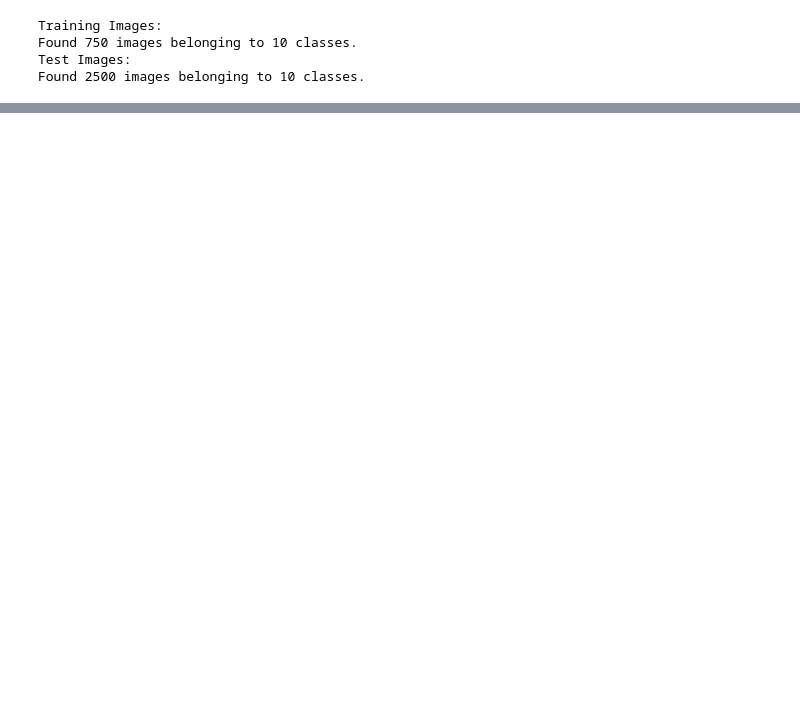
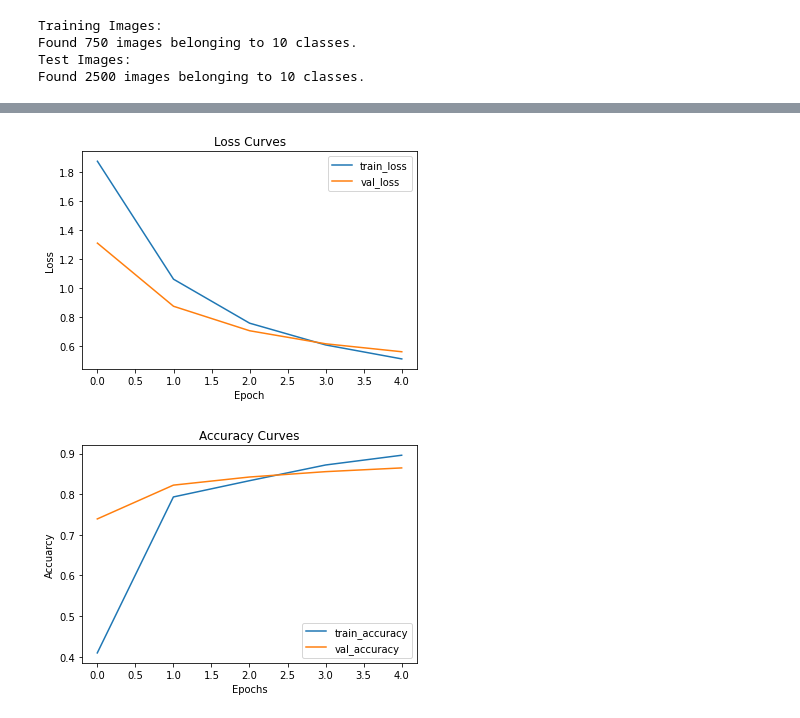
Before and after one commit to kaushikabhishek87/Tensorflow_projects, a Jupyter notebook: 04_Transfer_Learning_Tensorflow_part_1_feature_extraction.ipynb, the cells around one changed output, grey strips where cells are left out. Saved outputs shown, nothing was run; the diff lists cells and outputs as text; code cells hidden in the pictures; blank space fills up the shorter version.

```diff
--- a/04_Transfer_Learning_Tensorflow_part_1_feature_extraction.ipynb
+++ b/04_Transfer_Learning_Tensorflow_part_1_feature_extraction.ipynb
@@ -130,0 +286,2 @@ Found 2500 images belonging to 10 classes.
+# %%
+efficient_model = create_model(model_url=efficientnet_url, num_classes = train_data.num_classes)
@@ -130,0 +303,9 @@ Found 2500 images belonging to 10 classes.
+# %%
+efficient_model.compile(loss="categorical_crossentropy",
+                        optimizer=tf.keras.optimizers.Adam(),
+                        metrics=["accuracy"])
+
+history_efficient_model = efficient_model.fit(train_data, epochs=5,
+                                              steps_per_epoch=len(train_data), validation_data=test_data,
+                                              validation_steps=len(test_data),
+                                              callbacks=[create_tensorboard_callback("tensorflow_hub","efficient_net_b0")])
@@ -130,0 +324,5 @@ Found 2500 images belonging to 10 classes.
+# %%
+plot_loss_curves(history_efficient_model)
+# %% [output]
+[figure, added]
+[figure, added]
```
Also changed, not shown: parts of 21 cells of this notebook.
